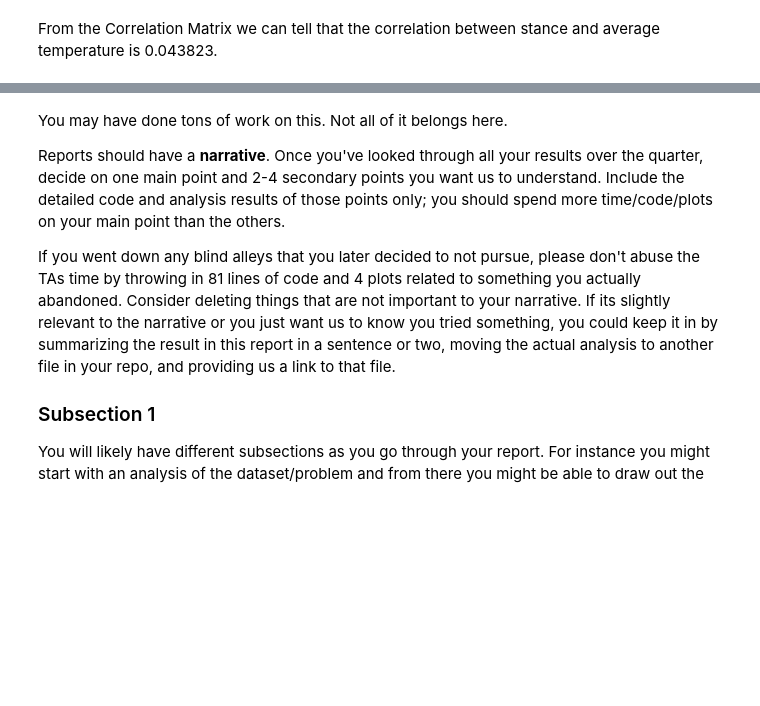
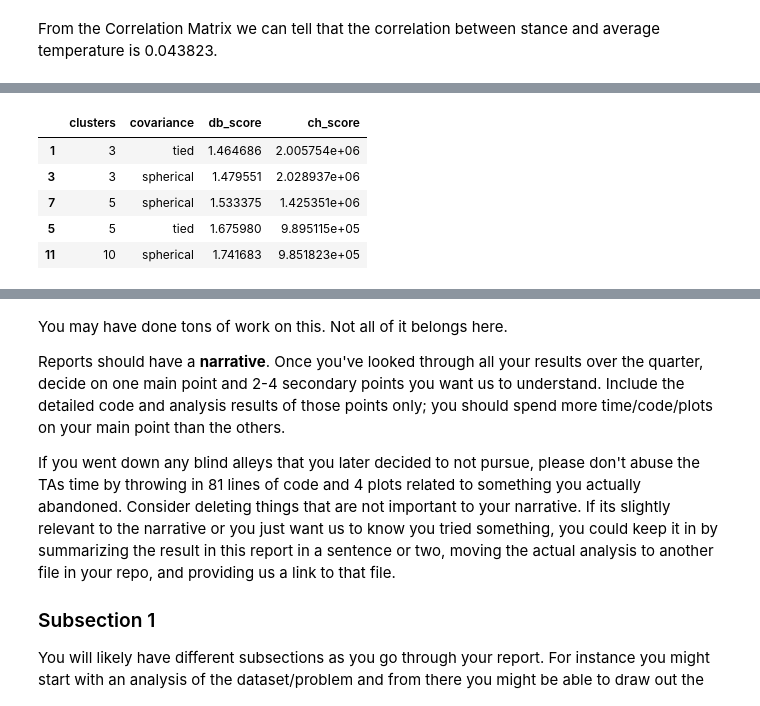
Before and after one commit to Kisha-H/Group-YAQ, a Jupyter notebook: FinalProject_groupXXX.ipynb, the cells around one changed output, grey strips where cells are left out. Drawn from its saved outputs; the diff is of its cells as text; code cells hidden in the pictures; blank space fills up the shorter version.

```diff
--- a/FinalProject_groupXXX.ipynb
+++ b/FinalProject_groupXXX.ipynb
@@ -219,0 +336,5 @@ From the Correlation Matrix we can tell that the correlation between stance and
+# %%
+from sklearn.mixture import GaussianMixture
+
+gmm = GaussianMixture(n_components=3, random_state=65)
+evaluate_model(gmm)
@@ -219,0 +355,20 @@ From the Correlation Matrix we can tell that the correlation between stance and
+# %%
+grid_search = {
+    'n_components': [3, 5, 10, 15],
+    'covariance_type': ['full', 'tied', 'diag', 'spherical']
+}
+# %%
+grid_search_results = []
+for n_components in grid_search['n_components']:
+    for covariance_type in grid_search['covariance_type']:
+        gmm = GaussianMixture(random_state=65, n_components=n_components, covariance_type=covariance_type)
+        predictions = gmm.fit_predict(data_preprocessed)
+        db_score = davies_bouldin_score(data_preprocessed, predictions)
+        ch_score = calinski_harabasz_score(data_preprocessed, predictions)
+        print(f'clusters: {n_components} | covariance: {covariance_type} | davies-boulin: {db_score} | calinski-harabasz: {ch_score}')
+        grid_search_results.append({
+            'clusters': n_components,
+            'covariance': covariance_type,
+            'db_score': db_score,
+            'ch_score': ch_score
+        })
@@ -219,0 +392,2 @@ From the Correlation Matrix we can tell that the correlation between stance and
+# %%
+results_df = pd.DataFrame(grid_search_results)
@@ -219,0 +396,9 @@ From the Correlation Matrix we can tell that the correlation between stance and
+# %%
+results_df.sort_values(by=['db_score']).head()
+# %% [output]
+|  | clusters | covariance | db_score | ch_score |
+| 1 | 3 | tied | 1.464686 | 2.005754e+06 |
+| 3 | 3 | spherical | 1.479551 | 2.028937e+06 |
+| 7 | 5 | spherical | 1.533375 | 1.425351e+06 |
+| 5 | 5 | tied | 1.675980 | 9.895115e+05 |
+| 11 | 10 | spherical | 1.741683 | 9.851823e+05 |
```
Also changed, not shown: parts of 39 cells of this notebook.
